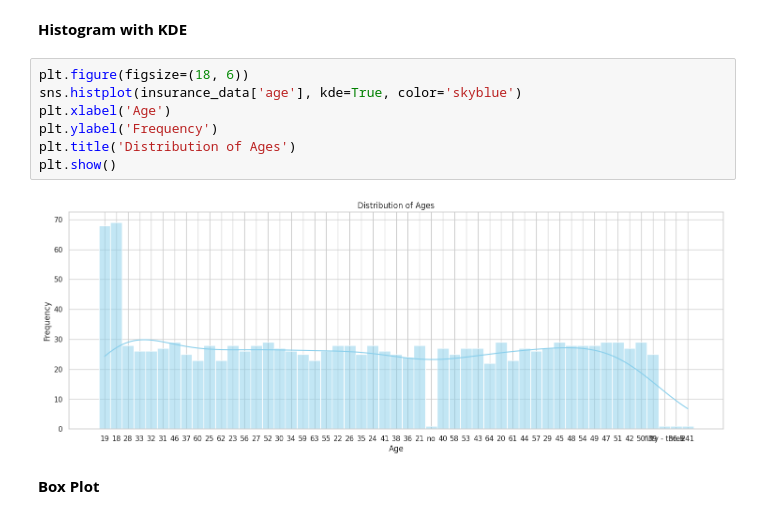
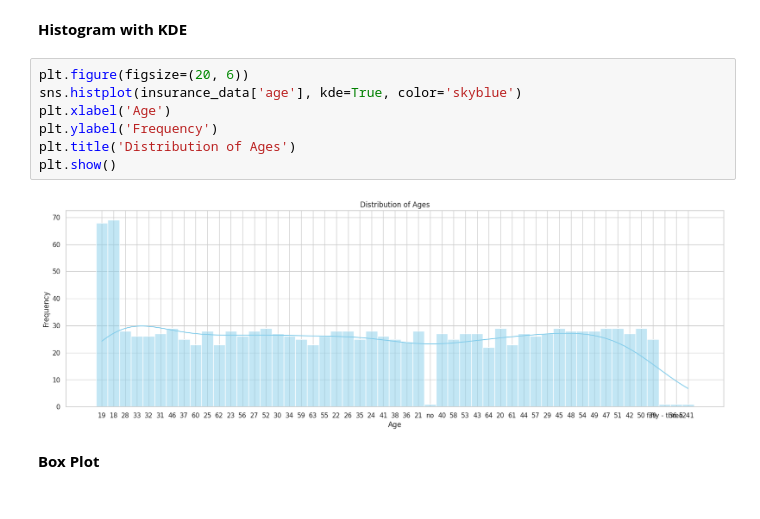
Before and after one commit to peyman886/Machine_Learning, a Jupyter notebook: Bahrak 1402-1/HomeWork/HW01/Machine_Learning_HW01.ipynb, the cells around one changed output. Drawn from its saved outputs; the diff is of its cells as text.

```diff
--- a/Bahrak 1402-1/HomeWork/HW01/Machine_Learning_HW01.ipynb
+++ b/Bahrak 1402-1/HomeWork/HW01/Machine_Learning_HW01.ipynb
@@ -259,14 +257,14 @@ import seaborn as sns
 # %% [markdown]
 **Histogram with KDE**
 # %%
-plt.figure(figsize=(18, 6))
+plt.figure(figsize=(20, 6))
 sns.histplot(insurance_data['age'], kde=True, color='skyblue')
 plt.xlabel('Age')
 plt.ylabel('Frequency')
 plt.title('Distribution of Ages')
 plt.show()
 # %% [output]
-[figure, old version]
+[figure, new version]
 # %% [markdown]
 **Box Plot**
 # %%
```
Also changed, not shown: parts of 5 cells of this notebook.
